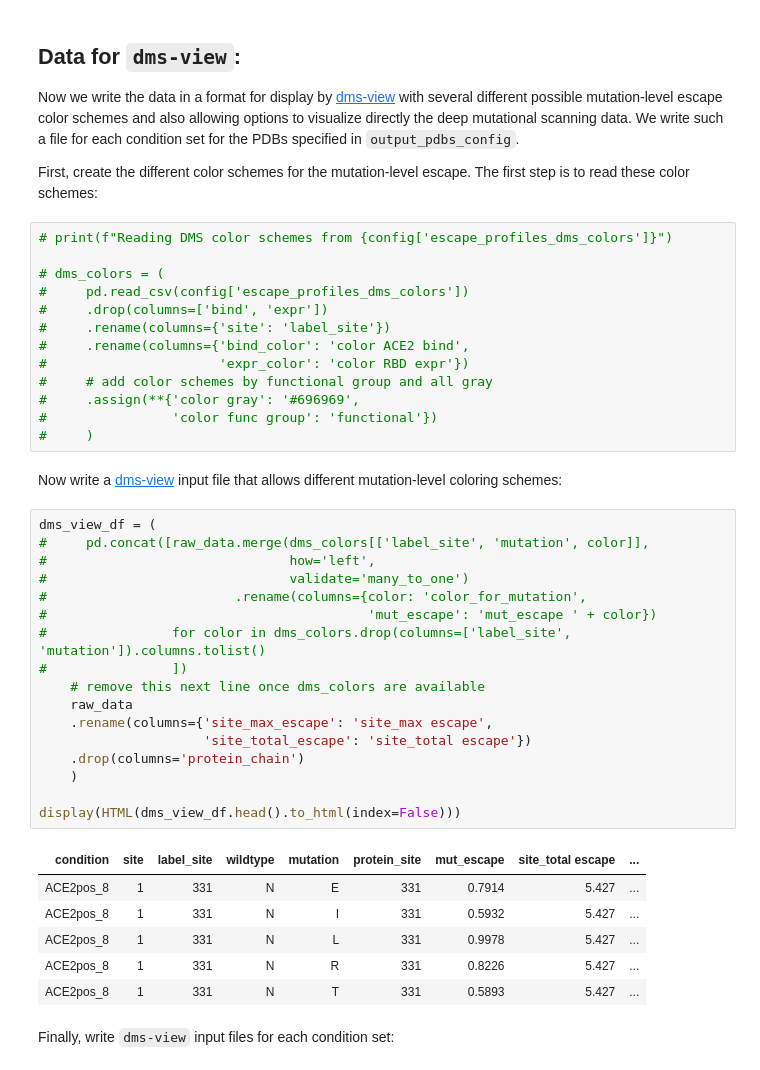
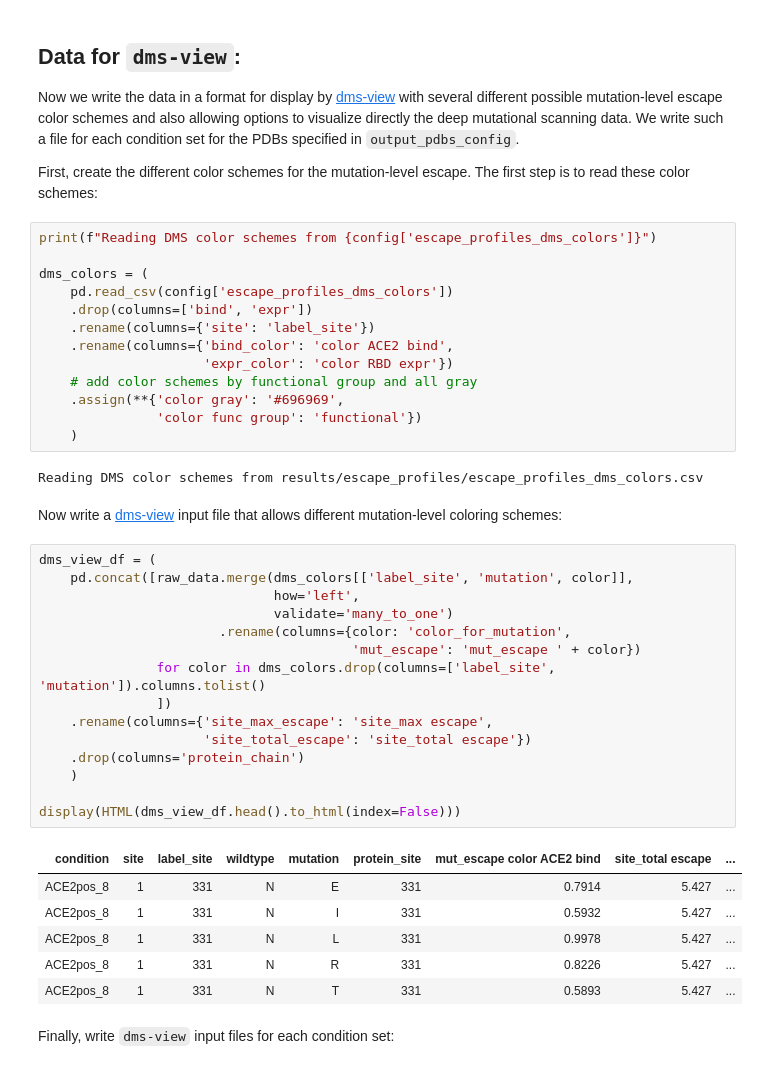
Before and after one commit to jbloomlab/SARS-CoV-2-RBD_B.1.351, a Jupyter notebook: make_supp_data.ipynb, the cells around one changed output. Cells and saved outputs as stored; diff of their text form.

```diff
--- a/make_supp_data.ipynb
+++ b/make_supp_data.ipynb
@@ -219,39 +219,39 @@ We write such a file for each condition set for the PDBs specified in `output_pd
 First, create the different color schemes for the mutation-level escape.
 The first step is to read these color schemes:
 # %%
-# print(f"Reading DMS color schemes from {config['escape_profiles_dms_colors']}")
+print(f"Reading DMS color schemes from {config['escape_profiles_dms_colors']}")
 
-# dms_colors = (
-#     pd.read_csv(config['escape_profiles_dms_colors'])
-#     .drop(columns=['bind', 'expr'])
-#     .rename(columns={'site': 'label_site'})
-#     .rename(columns={'bind_color': 'color ACE2 bind',
-#                      'expr_color': 'color RBD expr'})
-#     # add color schemes by functional group and all gray
-#     .assign(**{'color gray': '#696969',
-#                'color func group': 'functional'})
-#     )
+dms_colors = (
+    pd.read_csv(config['escape_profiles_dms_colors'])
+    .drop(columns=['bind', 'expr'])
+    .rename(columns={'site': 'label_site'})
+    .rename(columns={'bind_color': 'color ACE2 bind',
+                     'expr_color': 'color RBD expr'})
+    # add color schemes by functional group and all gray
+    .assign(**{'color gray': '#696969',
+               'color func group': 'functional'})
+    )
+# %% [output]
+Reading DMS color schemes from results/escape_profiles/escape_profiles_dms_colors.csv
 # %% [markdown]
 Now write a [dms-view](https://dms-view.github.io/docs/dataupload) input file that allows different mutation-level coloring schemes:
 # %%
 dms_view_df = (
-#     pd.concat([raw_data.merge(dms_colors[['label_site', 'mutation', color]],
-#                               how='left',
-#                               validate='many_to_one')
-#                        .rename(columns={color: 'color_for_mutation',
-#                                         'mut_escape': 'mut_escape ' + color})
-#                for color in dms_colors.drop(columns=['label_site', 'mutation']).columns.tolist()
-#                ])
-    # remove this next line once dms_colors are available
-    raw_data
+    pd.concat([raw_data.merge(dms_colors[['label_site', 'mutation', color]],
+                              how='left',
+                              validate='many_to_one')
+                       .rename(columns={color: 'color_for_mutation',
+                                        'mut_escape': 'mut_escape ' + color})
+               for color in dms_colors.drop(columns=['label_site', 'mutation']).columns.tolist()
+               ])
     .rename(columns={'site_max_escape': 'site_max escape',
                      'site_total_escape': 'site_total escape'})
     .drop(columns='protein_chain')
     )
 
 display(HTML(dms_view_df.head().to_html(index=False)))
 # %% [output]
-| condition | site | label_site | wildtype | mutation | protein_site | mut_escape | site_total escape | ... |
+| condition | site | label_site | wildtype | mutation | protein_site | mut_escape color ACE2 bind | site_total escape | ... |
 | ACE2pos_8 | 1 | 331 | N | E | 331 | 0.7914 | 5.427 | ... |
 | ACE2pos_8 | 1 | 331 | N | I | 331 | 0.5932 | 5.427 | ... |
 | ACE2pos_8 | 1 | 331 | N | L | 331 | 0.9978 | 5.427 | ... |
```
Also changed, not shown: parts of 1 cell of this notebook, 31 other files.
